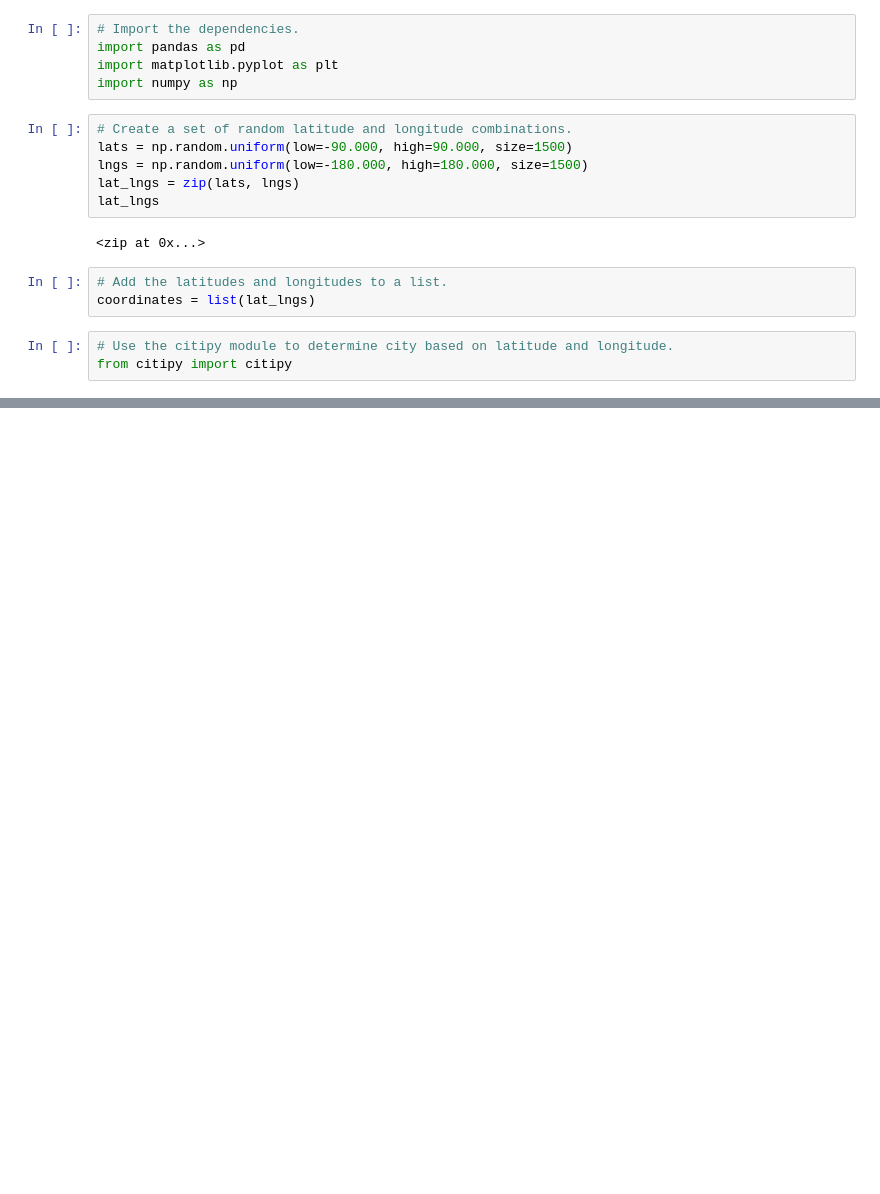
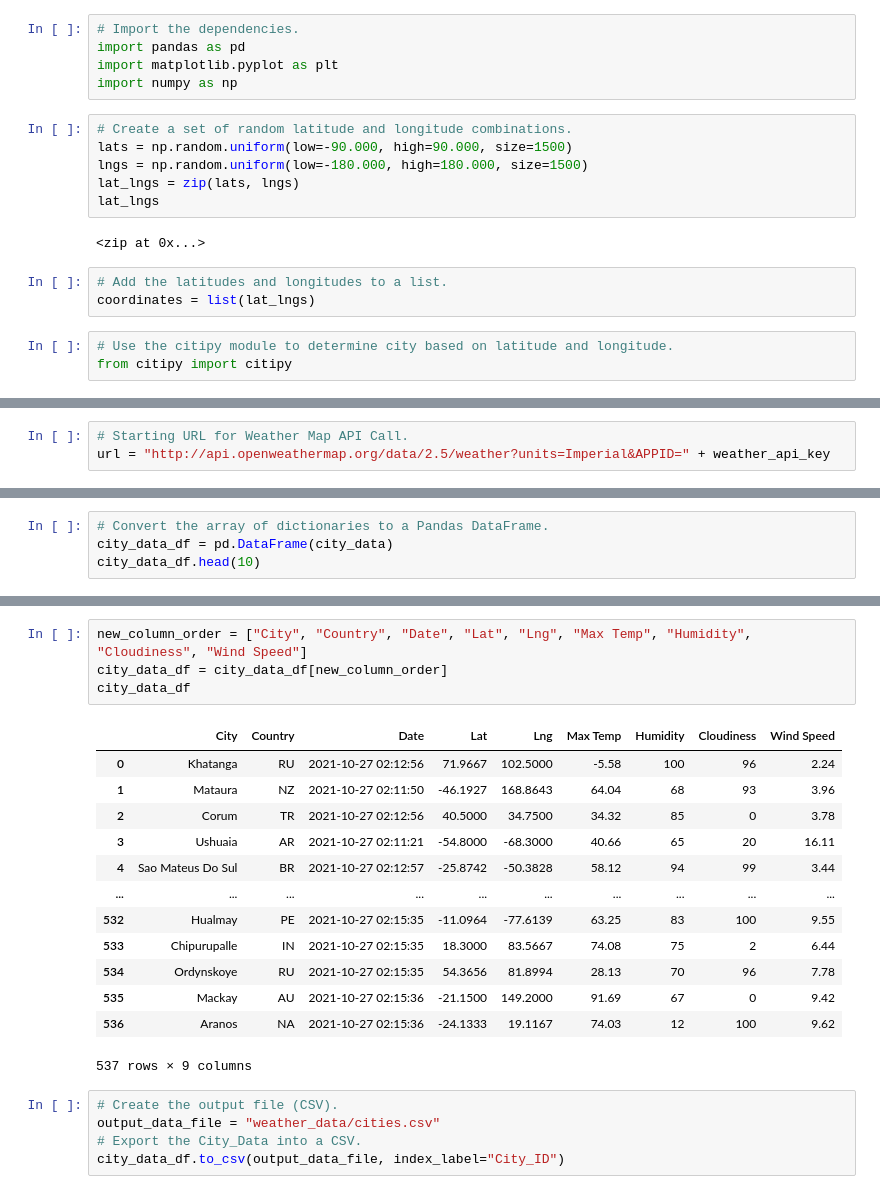
Before and after one commit to methelen/World_Weather_Analysis, a Jupyter notebook: WeatherPy.ipynb, the cells around one changed output, grey strips where cells are left out. Saved outputs shown, nothing was run; the diff lists cells and outputs as text; blank space fills up the shorter version.

```diff
--- a/WeatherPy.ipynb
+++ b/WeatherPy.ipynb
@@ -33,0 +43,3 @@ len(cities)
+# %%
+# Starting URL for Weather Map API Call.
+url = "http://api.openweathermap.org/data/2.5/weather?units=Imperial&APPID=" + weather_api_key
@@ -33,0 +124,4 @@ len(cities)
+# %%
+# Convert the array of dictionaries to a Pandas DataFrame.
+city_data_df = pd.DataFrame(city_data)
+city_data_df.head(10)
@@ -33,0 +140,23 @@ len(cities)
+# %%
+new_column_order = ["City", "Country", "Date", "Lat", "Lng", "Max Temp", "Humidity", "Cloudiness", "Wind Speed"]
+city_data_df = city_data_df[new_column_order]
+city_data_df
+# %% [output]
+|  | City | Country | Date | Lat | Lng | Max Temp | Humidity | Cloudiness | Wind Speed |
+| 0 | Khatanga | RU | 2021-10-27 02:12:56 | 71.9667 | 102.5000 | -5.58 | 100 | 96 | 2.24 |
+| 1 | Mataura | NZ | 2021-10-27 02:11:50 | -46.1927 | 168.8643 | 64.04 | 68 | 93 | 3.96 |
+| 2 | Corum | TR | 2021-10-27 02:12:56 | 40.5000 | 34.7500 | 34.32 | 85 | 0 | 3.78 |
+| 3 | Ushuaia | AR | 2021-10-27 02:11:21 | -54.8000 | -68.3000 | 40.66 | 65 | 20 | 16.11 |
+| 4 | Sao Mateus Do Sul | BR | 2021-10-27 02:12:57 | -25.8742 | -50.3828 | 58.12 | 94 | 99 | 3.44 |
+| ... | ... | ... | ... | ... | ... | ... | ... | ... | ... |
+| 532 | Hualmay | PE | 2021-10-27 02:15:35 | -11.0964 | -77.6139 | 63.25 | 83 | 100 | 9.55 |
+| 533 | Chipurupalle | IN | 2021-10-27 02:15:35 | 18.3000 | 83.5667 | 74.08 | 75 | 2 | 6.44 |
+| 534 | Ordynskoye | RU | 2021-10-27 02:15:35 | 54.3656 | 81.8994 | 28.13 | 70 | 96 | 7.78 |
+| 535 | Mackay | AU | 2021-10-27 02:15:36 | -21.1500 | 149.2000 | 91.69 | 67 | 0 | 9.42 |
+| 536 | Aranos | NA | 2021-10-27 02:15:36 | -24.1333 | 19.1167 | 74.03 | 12 | 100 | 9.62 |
+537 rows × 9 columns
+# %%
+# Create the output file (CSV).
+output_data_file = "weather_data/cities.csv"
+# Export the City_Data into a CSV.
+city_data_df.to_csv(output_data_file, index_label="City_ID")
```
Also changed, not shown: parts of 5 cells of this notebook, 4 other files.
